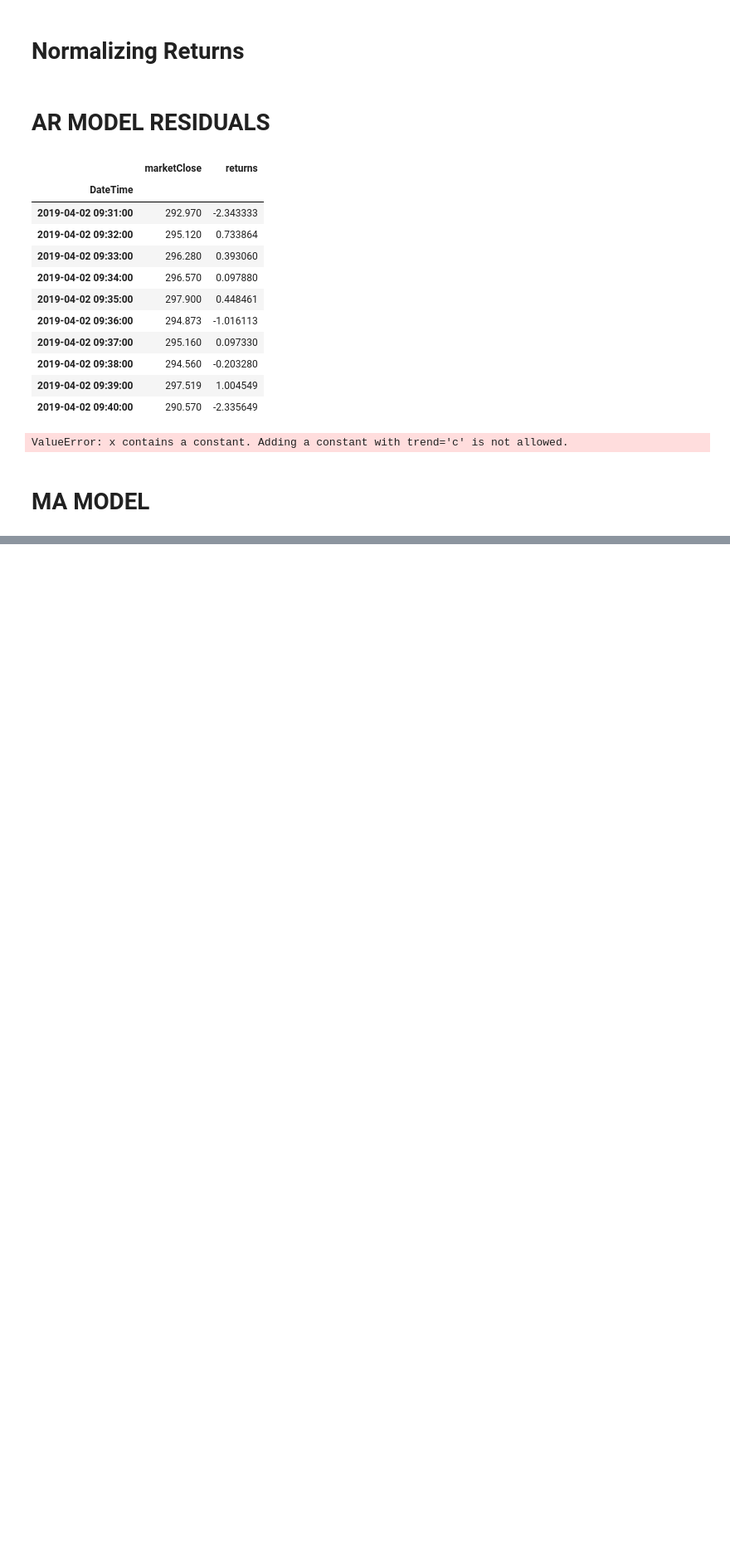
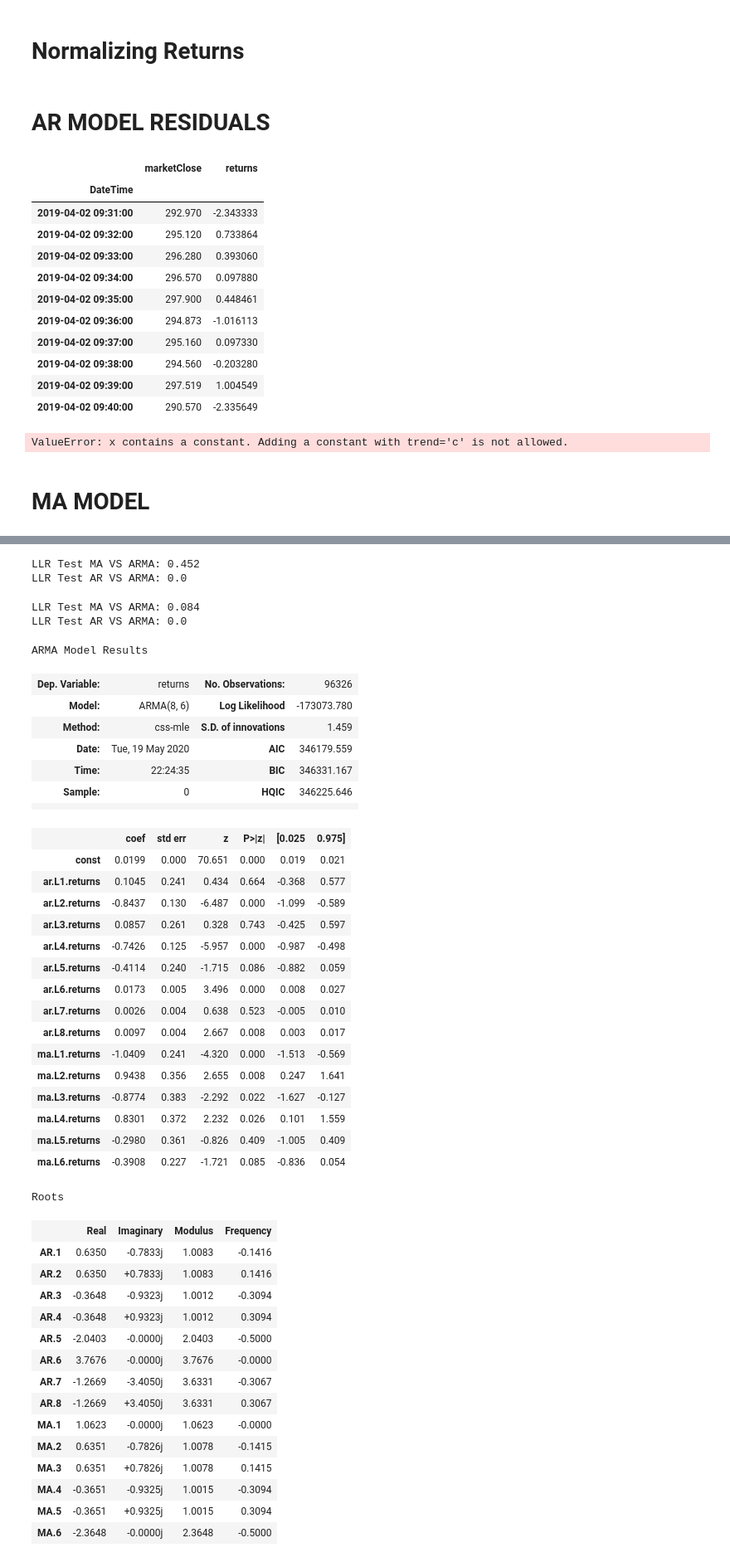
Before and after one commit to BAGLAT/Time-Series-Analysis-HFT, a Jupyter notebook: Time Series SPY 1 Min.ipynb, the cells around one changed output, grey strips where cells are left out. Shown: that part at 83% size. Cells and saved outputs as stored; diff of their text form; code cells hidden in the pictures; blank space fills up the shorter version.

```diff
--- a/Time Series SPY 1 Min.ipynb
+++ b/Time Series SPY 1 Min.ipynb
@@ -1148,0 +1190,6 @@ pass your own start_params.
+# %%
+print("LLR Test MA VS ARMA: " + str(LLR(results_ret_ma_1,results_ret_ar_1_ma_1)))
+print("LLR Test AR VS ARMA: " + str(LLR(results_ret_ar_1,results_ret_ar_1_ma_1)))
+# %% [output]
+LLR Test MA VS ARMA: 0.452
+LLR Test AR VS ARMA: 0.0
@@ -1148,0 +1204,6 @@ pass your own start_params.
+# %%
+print("LLR Test MA VS ARMA: " + str(LLR(results_ret_ma_2,results_ret_ar_2_ma_2)))
+print("LLR Test AR VS ARMA: " + str(LLR(results_ret_ar_2,results_ret_ar_2_ma_2)))
+# %% [output]
+LLR Test MA VS ARMA: 0.084
+LLR Test AR VS ARMA: 0.0
@@ -1148,0 +1213,45 @@ pass your own start_params.
+# %%
+model_ret_ar_8_ma_6 = ARMA(df3.returns,order=(8,6))
+results_ret_ar_8_ma_6 = model_ret_ar_8_ma_6.fit()
+results_ret_ar_8_ma_6.summary()
+# %% [output]
+ARMA Model Results
+| Dep. Variable: | returns | No. Observations: | 96326 |
+| Model: | ARMA(8, 6) | Log Likelihood | -173073.780 |
+| Method: | css-mle | S.D. of innovations | 1.459 |
+| Date: | Tue, 19 May 2020 | AIC | 346179.559 |
+| Time: | 22:24:35 | BIC | 346331.167 |
+| Sample: | 0 | HQIC | 346225.646 |
+|  |  |  |  |
+|  | coef | std err | z | P>|z| | [0.025 | 0.975] |
+| const | 0.0199 | 0.000 | 70.651 | 0.000 | 0.019 | 0.021 |
+| ar.L1.returns | 0.1045 | 0.241 | 0.434 | 0.664 | -0.368 | 0.577 |
+| ar.L2.returns | -0.8437 | 0.130 | -6.487 | 0.000 | -1.099 | -0.589 |
+| ar.L3.returns | 0.0857 | 0.261 | 0.328 | 0.743 | -0.425 | 0.597 |
+| ar.L4.returns | -0.7426 | 0.125 | -5.957 | 0.000 | -0.987 | -0.498 |
+| ar.L5.returns | -0.4114 | 0.240 | -1.715 | 0.086 | -0.882 | 0.059 |
+| ar.L6.returns | 0.0173 | 0.005 | 3.496 | 0.000 | 0.008 | 0.027 |
+| ar.L7.returns | 0.0026 | 0.004 | 0.638 | 0.523 | -0.005 | 0.010 |
+| ar.L8.returns | 0.0097 | 0.004 | 2.667 | 0.008 | 0.003 | 0.017 |
+| ma.L1.returns | -1.0409 | 0.241 | -4.320 | 0.000 | -1.513 | -0.569 |
+| ma.L2.returns | 0.9438 | 0.356 | 2.655 | 0.008 | 0.247 | 1.641 |
+| ma.L3.returns | -0.8774 | 0.383 | -2.292 | 0.022 | -1.627 | -0.127 |
+| ma.L4.returns | 0.8301 | 0.372 | 2.232 | 0.026 | 0.101 | 1.559 |
+| ma.L5.returns | -0.2980 | 0.361 | -0.826 | 0.409 | -1.005 | 0.409 |
+| ma.L6.returns | -0.3908 | 0.227 | -1.721 | 0.085 | -0.836 | 0.054 |
+Roots
+|  | Real | Imaginary | Modulus | Frequency |
+| AR.1 | 0.6350 | -0.7833j | 1.0083 | -0.1416 |
+| AR.2 | 0.6350 | +0.7833j | 1.0083 | 0.1416 |
+| AR.3 | -0.3648 | -0.9323j | 1.0012 | -0.3094 |
+| AR.4 | -0.3648 | +0.9323j | 1.0012 | 0.3094 |
+| AR.5 | -2.0403 | -0.0000j | 2.0403 | -0.5000 |
+| AR.6 | 3.7676 | -0.0000j | 3.7676 | -0.0000 |
+| AR.7 | -1.2669 | -3.4050j | 3.6331 | -0.3067 |
+| AR.8 | -1.2669 | +3.4050j | 3.6331 | 0.3067 |
+| MA.1 | 1.0623 | -0.0000j | 1.0623 | -0.0000 |
+| MA.2 | 0.6351 | -0.7826j | 1.0078 | -0.1415 |
+| MA.3 | 0.6351 | +0.7826j | 1.0078 | 0.1415 |
+| MA.4 | -0.3651 | -0.9325j | 1.0015 | -0.3094 |
+| MA.5 | -0.3651 | +0.9325j | 1.0015 | 0.3094 |
+| MA.6 | -2.3648 | -0.0000j | 2.3648 | -0.5000 |
```
Also changed, not shown: parts of 59 cells of this notebook.
